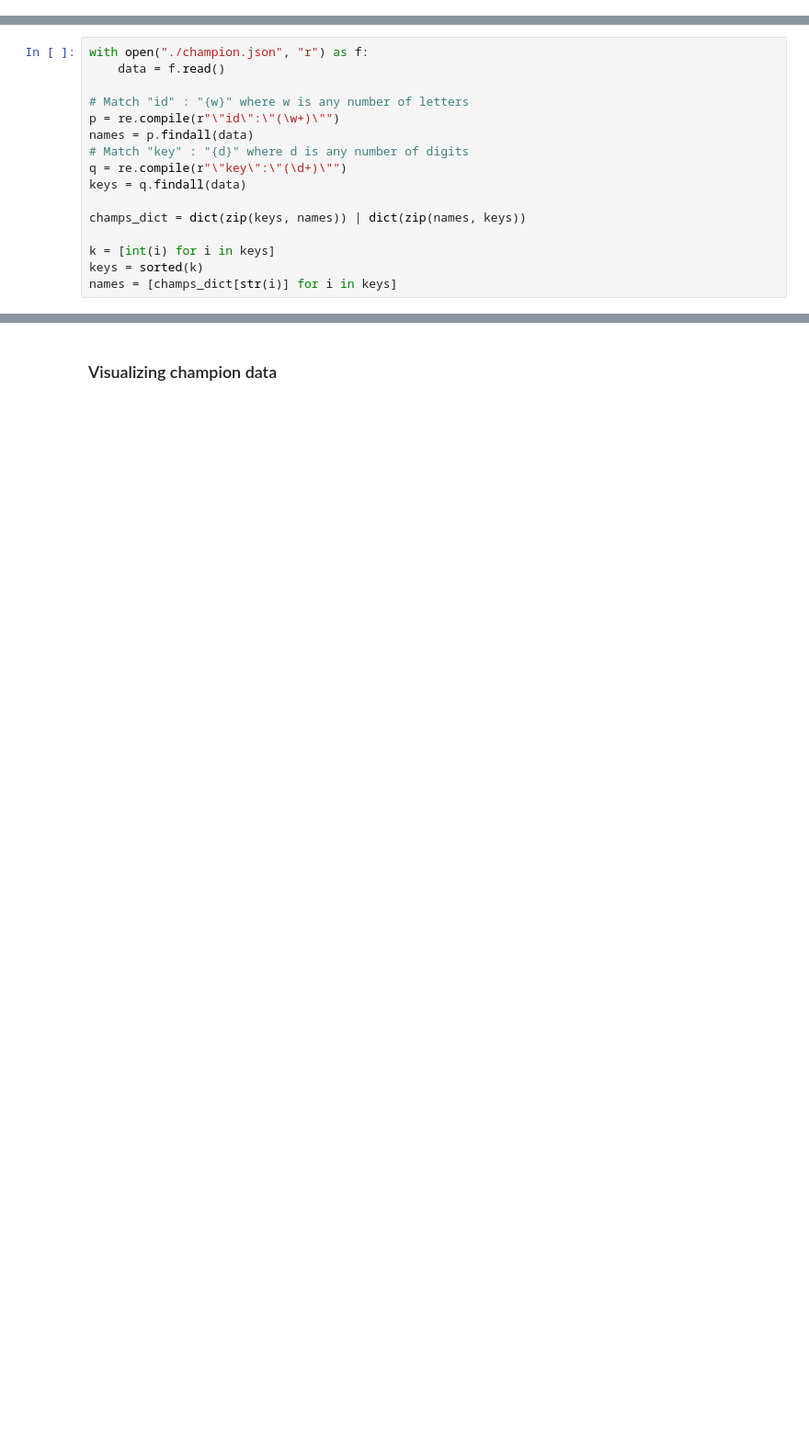
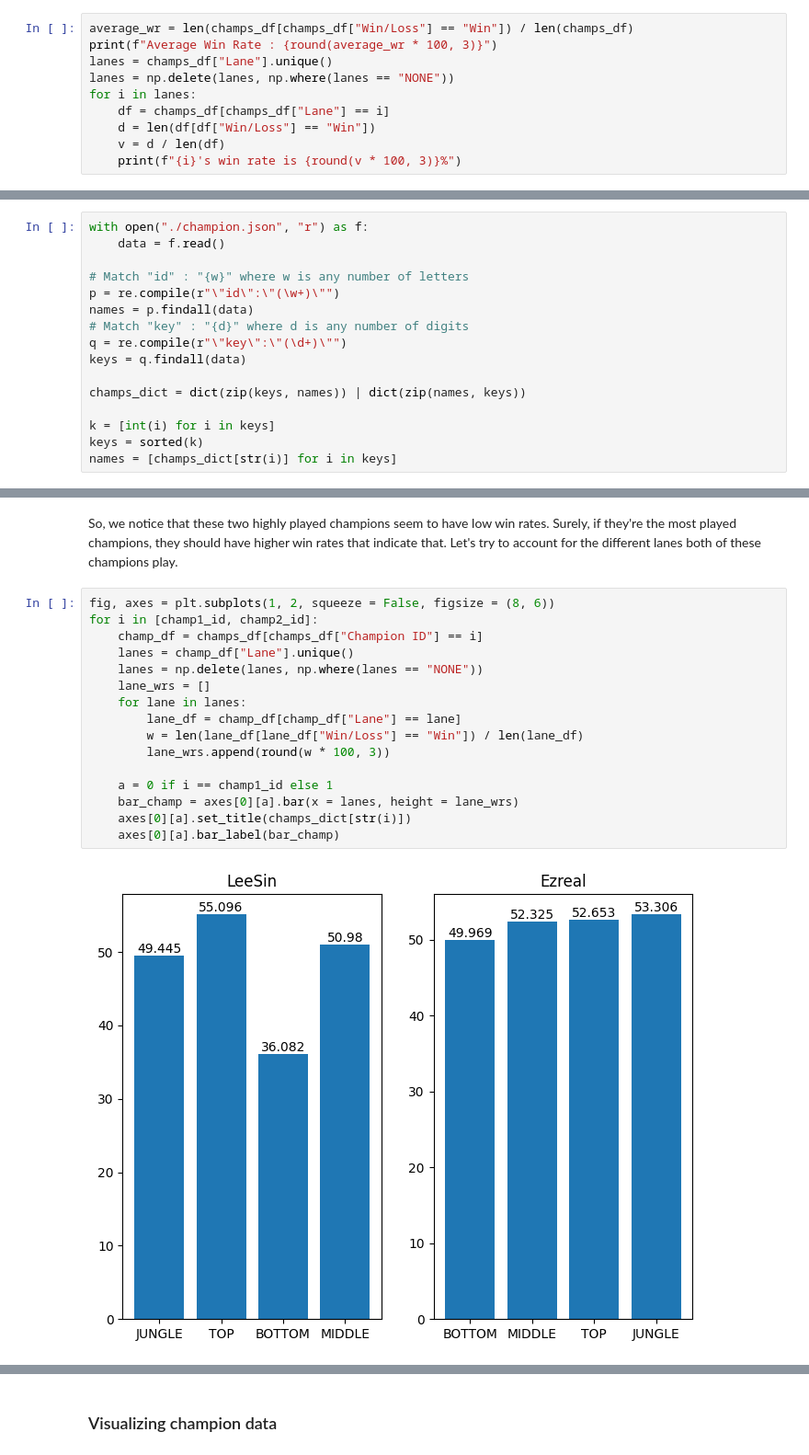
Before and after one commit to Arsalan2356/Arsalan2356.github.io, a Jupyter notebook: project.ipynb, the cells around one changed output, grey strips where cells are left out. Shown at 92% size. Drawn from its saved outputs; the diff is of its cells as text; blank space fills up the shorter version.

```diff
--- a/project.ipynb
+++ b/project.ipynb
@@ -356,0 +392,10 @@ for index, match in matches_df.iterrows():
+# %%
+average_wr = len(champs_df[champs_df["Win/Loss"] == "Win"]) / len(champs_df)
+print(f"Average Win Rate : {round(average_wr * 100, 3)}")
+lanes = champs_df["Lane"].unique()
+lanes = np.delete(lanes, np.where(lanes == "NONE"))
+for i in lanes:
+    df = champs_df[champs_df["Lane"] == i]
+    d = len(df[df["Win/Loss"] == "Win"])
+    v = d / len(df)
+    print(f"{i}'s win rate is {round(v * 100, 3)}%")
@@ -393,0 +477,20 @@ champs_df.head()
+# %% [markdown]
+So, we notice that these two highly played champions seem to have low win rates. Surely, if they're the most played champions, they should have higher win rates that indicate that. Let's try to account for the different lanes both of these champions play.
+# %%
+fig, axes = plt.subplots(1, 2, squeeze = False, figsize = (8, 6))
+for i in [champ1_id, champ2_id]:
+    champ_df = champs_df[champs_df["Champion ID"] == i]
+    lanes = champ_df["Lane"].unique()
+    lanes = np.delete(lanes, np.where(lanes == "NONE"))
+    lane_wrs = []
+    for lane in lanes:
+        lane_df = champ_df[champ_df["Lane"] == lane]
+        w = len(lane_df[lane_df["Win/Loss"] == "Win"]) / len(lane_df)
+        lane_wrs.append(round(w * 100, 3))
+
+    a = 0 if i == champ1_id else 1
+    bar_champ = axes[0][a].bar(x = lanes, height = lane_wrs)
+    axes[0][a].set_title(champs_dict[str(i)])
+    axes[0][a].bar_label(bar_champ)
+# %% [output]
+[figure, added]
```
Also changed, not shown: parts of 44 cells of this notebook, 1 other file.
